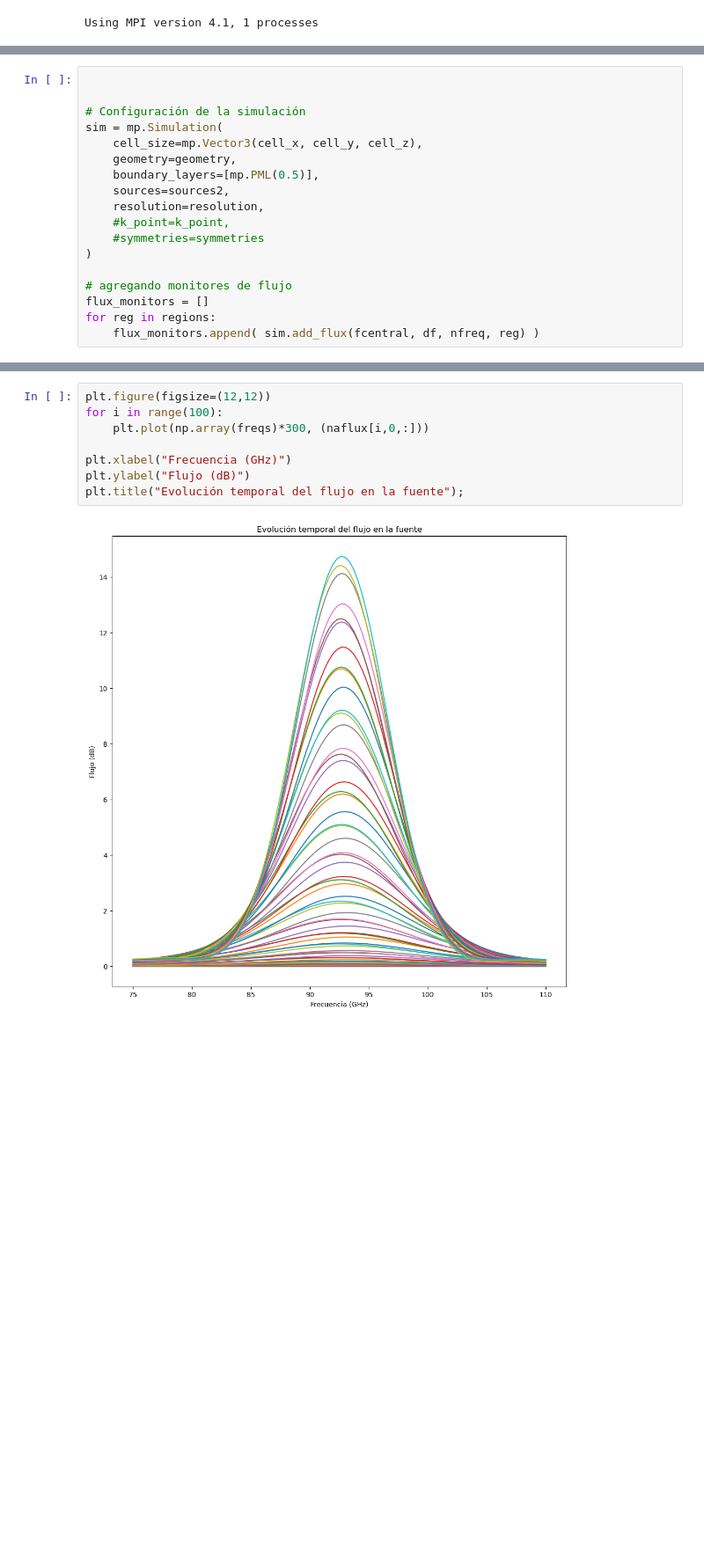
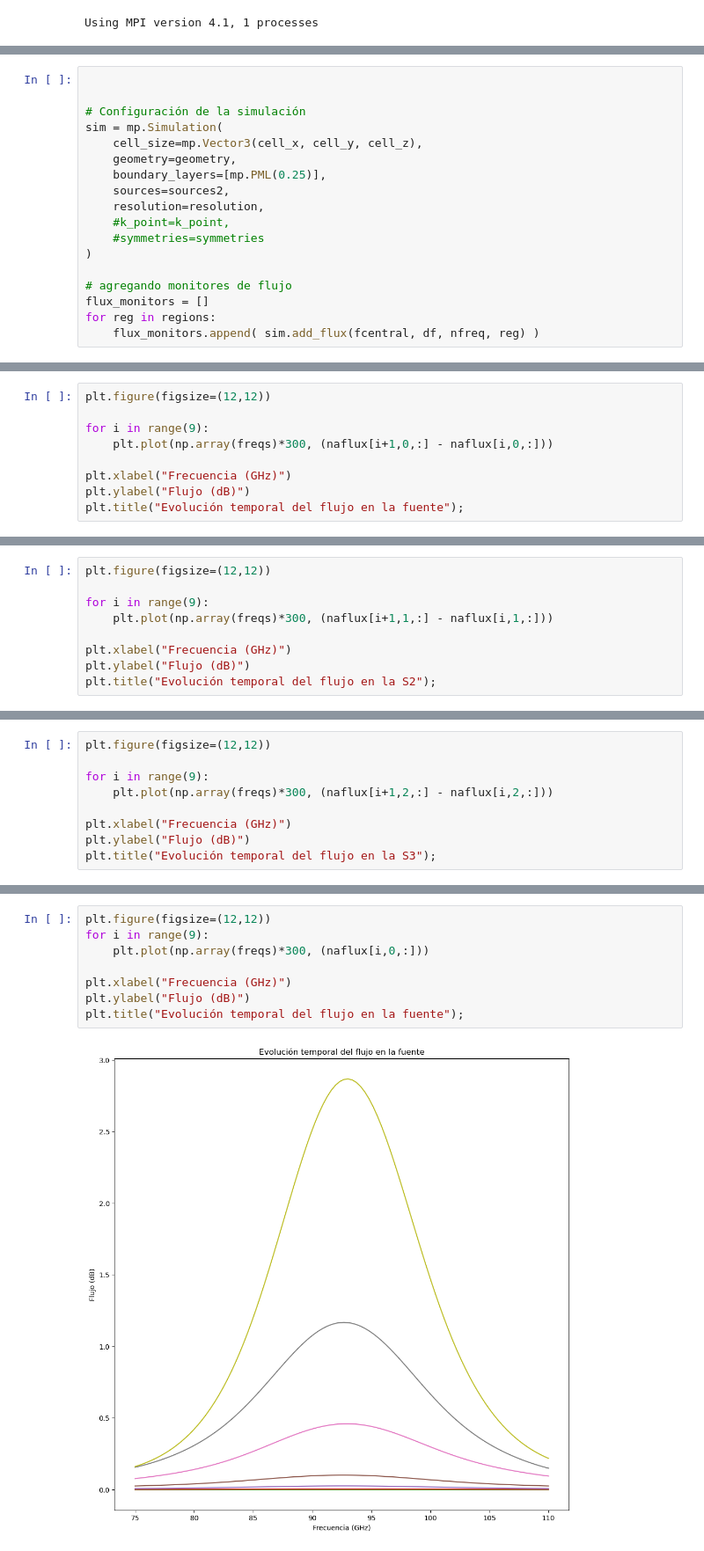
Before and after one commit to olopezace/optimizacion, a Jupyter notebook: geometriaHibrido.ipynb, the cells around one changed output, grey strips where cells are left out. Shown at 88% size. Saved outputs shown, nothing was run; the diff lists cells and outputs as text; blank space fills up the shorter version.

```diff
--- a/geometriaHibrido.ipynb
+++ b/geometriaHibrido.ipynb
@@ -131,7 +131,7 @@ geometry = geometria(a,b,c,L,d,h,n)
 sim = mp.Simulation(
     cell_size=mp.Vector3(cell_x, cell_y, cell_z),
     geometry=geometry,
-    boundary_layers=[mp.PML(0.5)],
+    boundary_layers=[mp.PML(0.25)],
     sources=sources2,
     resolution=resolution,
     #k_point=k_point,
@@ -290,0 +373,9 @@ plt.title("Evolución temporal del flujo en la salida superior");
+# %%
+plt.figure(figsize=(12,12))
+
+for i in range(9):
+    plt.plot(np.array(freqs)*300, (naflux[i+1,0,:] - naflux[i,0,:]))
+
+plt.xlabel("Frecuencia (GHz)")
+plt.ylabel("Flujo (dB)")
+plt.title("Evolución temporal del flujo en la fuente");
@@ -290,0 +384,9 @@ plt.title("Evolución temporal del flujo en la salida superior");
+# %%
+plt.figure(figsize=(12,12))
+
+for i in range(9):
+    plt.plot(np.array(freqs)*300, (naflux[i+1,1,:] - naflux[i,1,:]))
+
+plt.xlabel("Frecuencia (GHz)")
+plt.ylabel("Flujo (dB)")
+plt.title("Evolución temporal del flujo en la S2");
@@ -290,0 +395,9 @@ plt.title("Evolución temporal del flujo en la salida superior");
+# %%
+plt.figure(figsize=(12,12))
+
+for i in range(9):
+    plt.plot(np.array(freqs)*300, (naflux[i+1,2,:] - naflux[i,2,:]))
+
+plt.xlabel("Frecuencia (GHz)")
+plt.ylabel("Flujo (dB)")
+plt.title("Evolución temporal del flujo en la S3");
@@ -291,13 +406,13 @@ plt.title("Evolución temporal del flujo en la salida superior");
 # %%
 plt.figure(figsize=(12,12))
-for i in range(100):
+for i in range(9):
     plt.plot(np.array(freqs)*300, (naflux[i,0,:]))
 
 plt.xlabel("Frecuencia (GHz)")
 plt.ylabel("Flujo (dB)")
 plt.title("Evolución temporal del flujo en la fuente");
 # %% [output]
-[figure, old version]
+[figure, new version]
 # %%
 sum_antp1 = naflux[-2,1,:]
 diffp1 = naflux[-1,1,:] - sum_antp1
```
Also changed, not shown: parts of 24 cells of this notebook, 1 other file.
